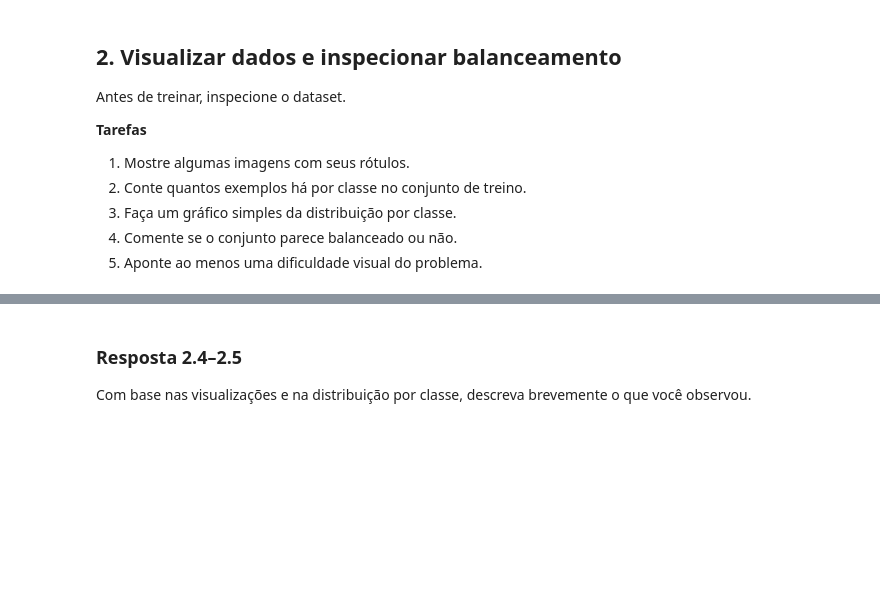
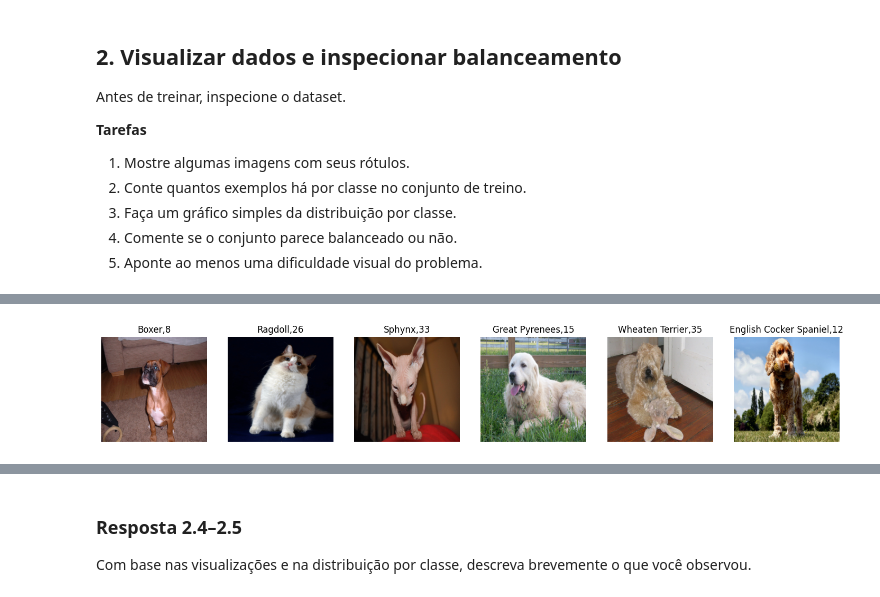
Before and after one commit to Heri-impatech/trabalho_I_ml2, a Jupyter notebook: trabalho_1/classificacao_com_cnn.ipynb, the cells around one changed output, grey strips where cells are left out. Cells and saved outputs as stored; diff of their text form; code cells hidden in the pictures; blank space fills up the shorter version.

```diff
--- a/trabalho_1/classificacao_com_cnn.ipynb
+++ b/trabalho_1/classificacao_com_cnn.ipynb
@@ -205,0 +226,14 @@ Antes de treinar, inspecione o dataset.
+# %%
+plt.figure(figsize=(18, 6))
+
+for i in range(6):
+    imagem_tensor, indice_raca = data_train[random.randint(0, len(data_train)-1)]
+    imagem_para_mostrar = imagem_tensor.permute(1, 2, 0)
+    plt.subplot(1, 6, i+1)
+    plt.imshow(imagem_para_mostrar)
+    plt.title(f'{nomes_classes[indice_raca]},{indice_raca}')
+    plt.axis('off') # Remove os números dos eixos (réguas)
+
+plt.show()
+# %% [output]
+[figure, added]
```
Also changed, not shown: parts of 7 cells of this notebook.
